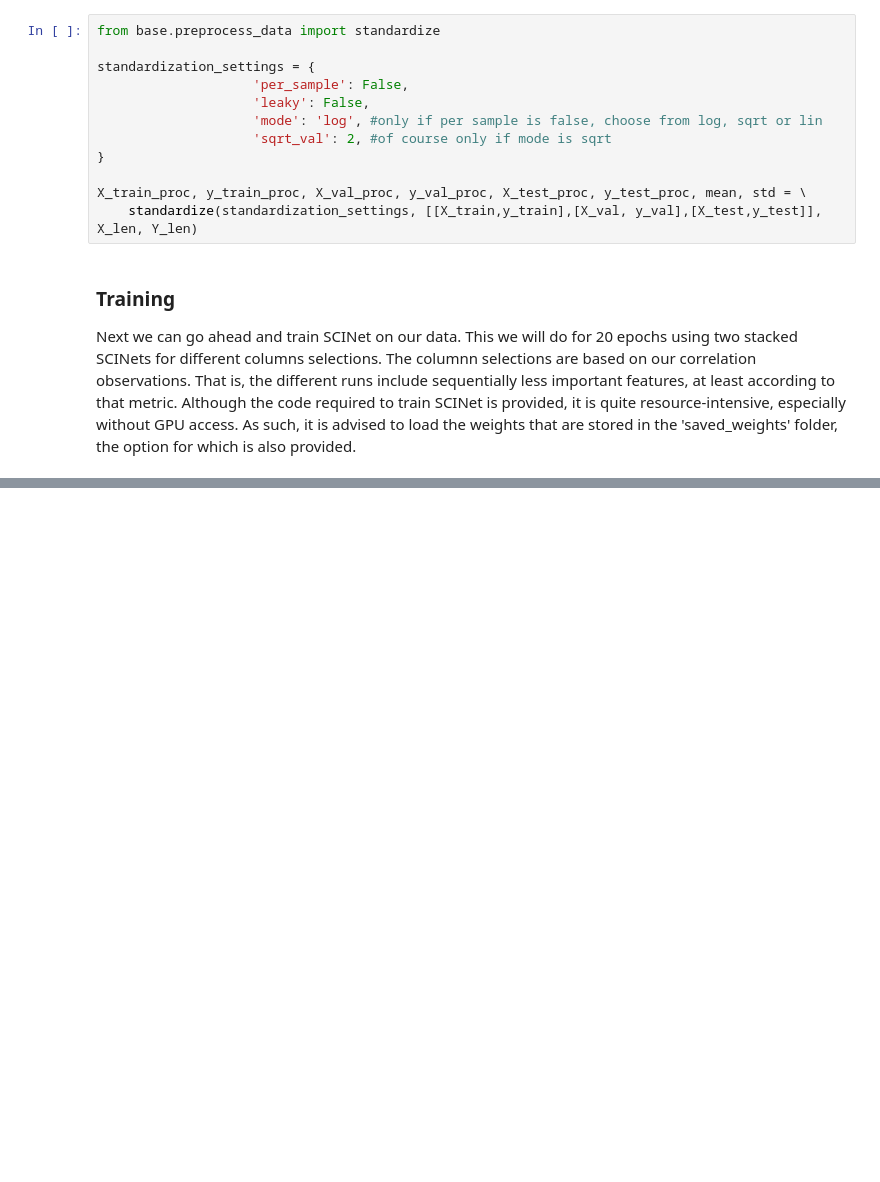
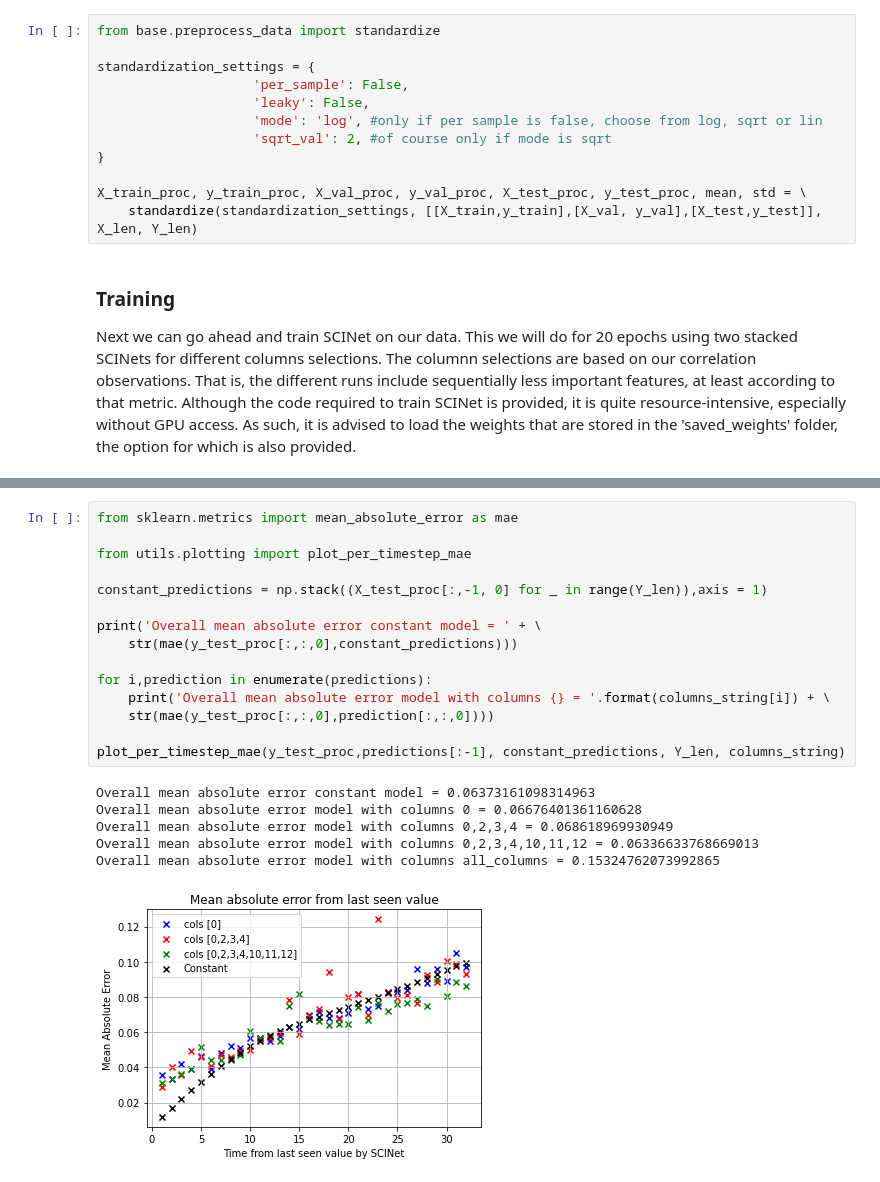
Before and after one commit to HiddeKanger/SCINet, a Jupyter notebook: exp/solar/Solar_Active_Regions.ipynb, the cells around one changed output, grey strips where cells are left out. Saved outputs shown, nothing was run; the diff lists cells and outputs as text; blank space fills up the shorter version.

```diff
--- a/exp/solar/Solar_Active_Regions.ipynb
+++ b/exp/solar/Solar_Active_Regions.ipynb
@@ -220,0 +186,22 @@ Flux mean absolute error naive = 0.06373161098314963
+# %%
+from sklearn.metrics import mean_absolute_error as mae
+
+from utils.plotting import plot_per_timestep_mae
+
+constant_predictions = np.stack((X_test_proc[:,-1, 0] for _ in range(Y_len)),axis = 1)
+
+print('Overall mean absolute error constant model = ' + \
+    str(mae(y_test_proc[:,:,0],constant_predictions)))
+
+for i,prediction in enumerate(predictions):
+    print('Overall mean absolute error model with columns {} = '.format(columns_string[i]) + \
+    str(mae(y_test_proc[:,:,0],prediction[:,:,0])))
+
+plot_per_timestep_mae(y_test_proc,predictions[:-1], constant_predictions, Y_len, columns_string)
+# %% [output]
+Overall mean absolute error constant model = 0.06373161098314963
+Overall mean absolute error model with columns 0 = 0.06676401361160628
+Overall mean absolute error model with columns 0,2,3,4 = 0.068618969930949
+Overall mean absolute error model with columns 0,2,3,4,10,11,12 = 0.06336633768669013
+Overall mean absolute error model with columns all_columns = 0.15324762073992865
+[figure, added]
```
Also changed, not shown: parts of 10 cells of this notebook.
